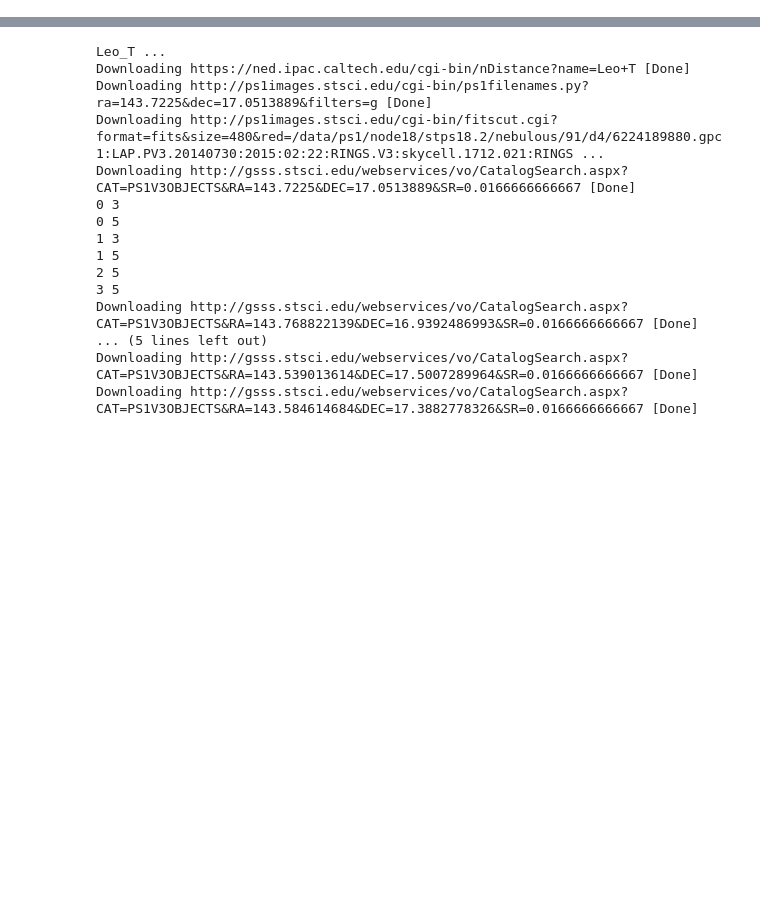
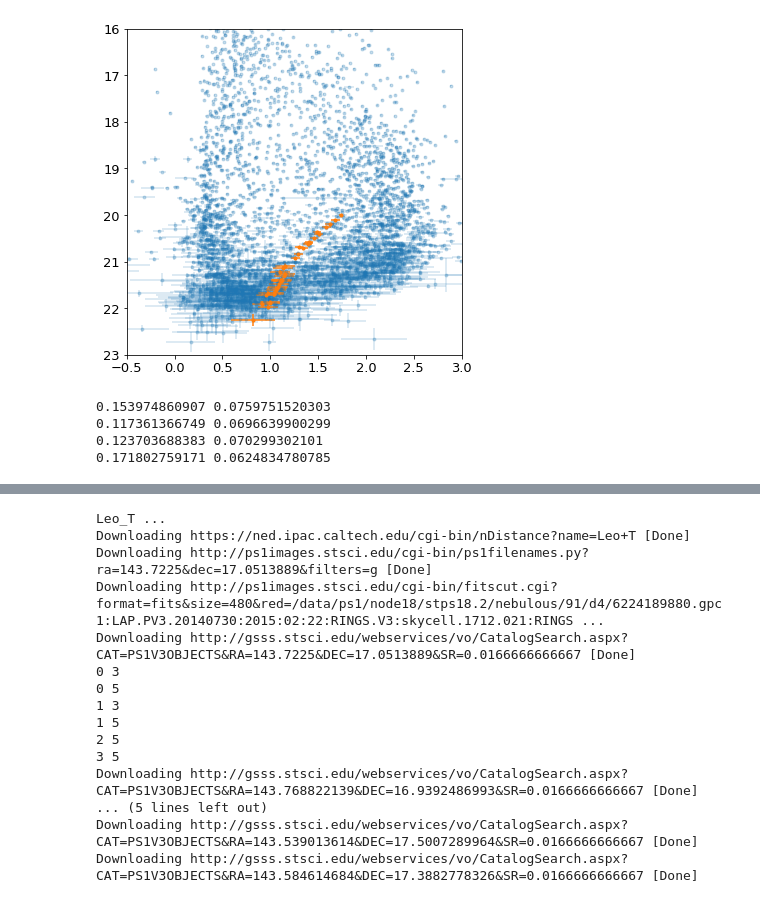
Before and after one commit to ddefelip/galfahi, a Jupyter notebook: isochrone_fitting.ipynb, the cells around one changed output, grey strips where cells are left out. Saved outputs shown, nothing was run; the diff lists cells and outputs as text; code cells hidden in the pictures; blank space fills up the shorter version.

Commit message:
added functions for stellar population sampling

```diff
--- a/isochrone_fitting.ipynb
+++ b/isochrone_fitting.ipynb
@@ -170,0 +261,4 @@ def load_isochrone(name='',stages=range(9)):
+# %%
+bigfield = get_votable(ra=140,dec=17,radius=30/60,name='')
+extinct = get_extinctions(ra=140,dec=17)
+stars = select_stars(bigfield,extinct)
@@ -171 +267,27 @@ def load_isochrone(name='',stages=range(9)):
+# %%
+isoch = load_isochrone(name='t=5Gyr_Fe=-1.0.dat')
+population = sample_isochrone(isoch,numstars=200000)
+interpolated_vars = interpolate_params(isoch,population)
+
+set_population_distance(interpolated_vars,400,mag='r')
+set_population_errors(interpolated_vars,stars)
+set_population_detection(interpolated_vars,stars)
+detected_population = interpolated_vars[interpolated_vars['detected']]
+
+f = pl.figure(figsize=(6,6))
+pl.scatter(stars[cname0+'0']-stars[cname1+'0'],
+           stars[mname+'0'],s=25,alpha=0.05,marker='.',label='stars')
+pl.errorbar(stars[cname0+'0']-stars[cname1+'0'],stars[mname+'0'],
+            xerr=np.sqrt(stars[cerr0]**2+stars[cerr1]**2),
+            yerr=stars[merr],alpha=0.2,fmt='.',label=errortype)
+pl.scatter(detected_population['g']-detected_population['i'],
+           detected_population['r'],s=25,alpha=1,marker='.',label='stars1')
+pl.errorbar(detected_population['g']-detected_population['i'],detected_population['r'],
+            xerr=np.sqrt(detected_population['g_err']**2+detected_population['i_err']**2),
+            yerr=detected_population['r_err'],alpha=1,fmt='.')
+pl.xlim(-0.5,3)
+pl.ylim(16,23)
+pl.gca().invert_yaxis()
+# %% [output]
+[figure, added]
 # %%
@@ -252,3 +347,18 @@ def fit_two_isochrones(table,isochrone1,isochrone2,distance=distance,
                                        2.5**(-isochrone2[mag]))[close2])#[which_stages2])
             numclosestars[j] += weights[i]*max(most_likely1,most_likely2)
     return numclosestars
+# %%
+colorrange = [-0.5, 0, 0.5, 1, 1.5]
+for i in range(4):
+    grid = stars[(stars[mname+'0'] < 22)*(stars[mname+'0'] > 21)]
+    grid = grid[grid[cname0+'0']-grid[cname1+'0'] > colorrange[i]]
+    grid = grid[grid[cname0+'0']-grid[cname1+'0'] < colorrange[i+1]]
+    print(np.median(np.sqrt(grid[cerr0]**2+grid[cerr1]**2)),
+         np.std(np.sqrt(grid[cerr0]**2+grid[cerr1]**2)))
+
+    #print(np.median(grid[merr]),np.std(grid[merr]))
+# %% [output]
+0.153974860907 0.0759751520303
+0.117361366749 0.0696639900299
+0.123703688383 0.070299302101
+0.171802759171 0.0624834780785
```
Also changed, not shown: parts of 7 cells of this notebook.
